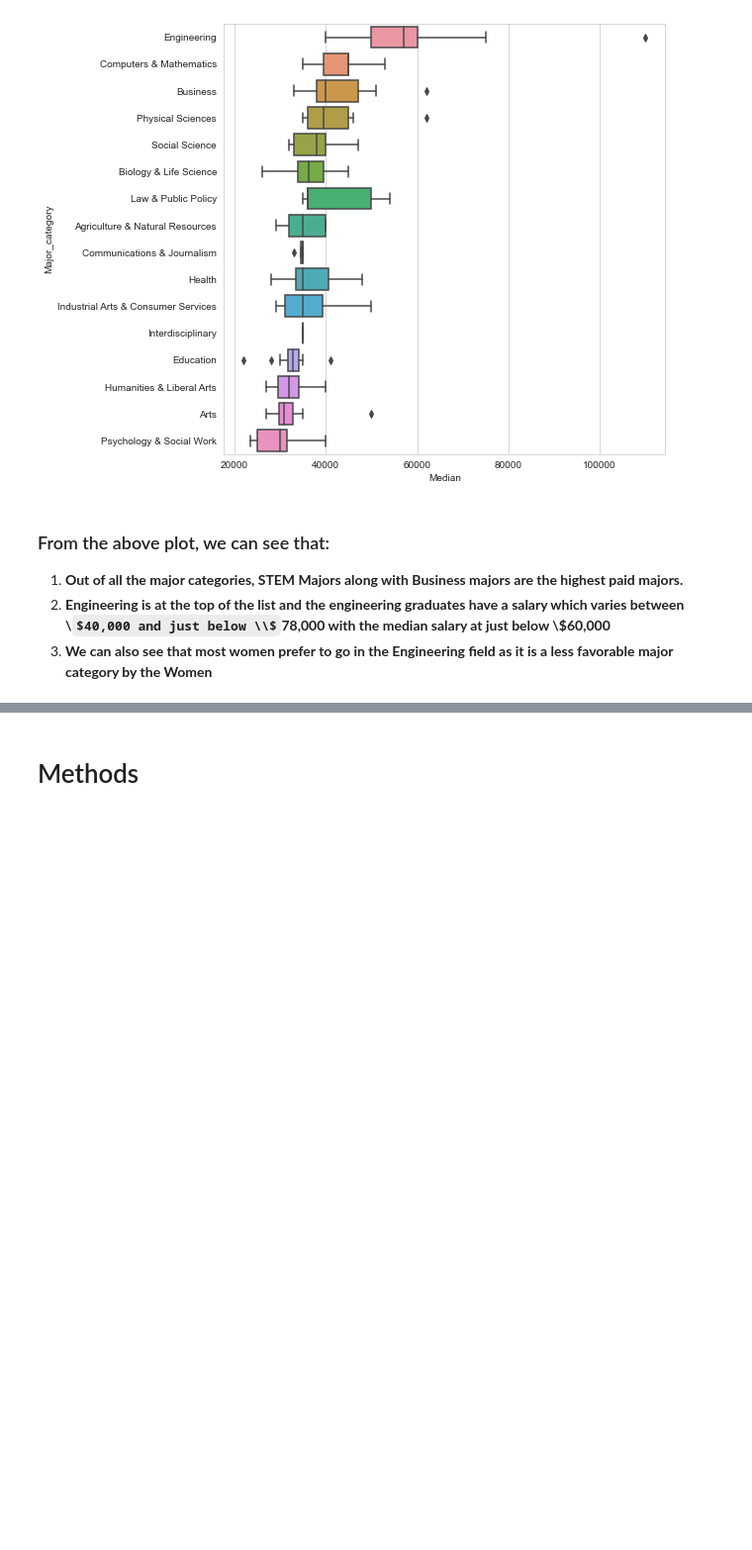
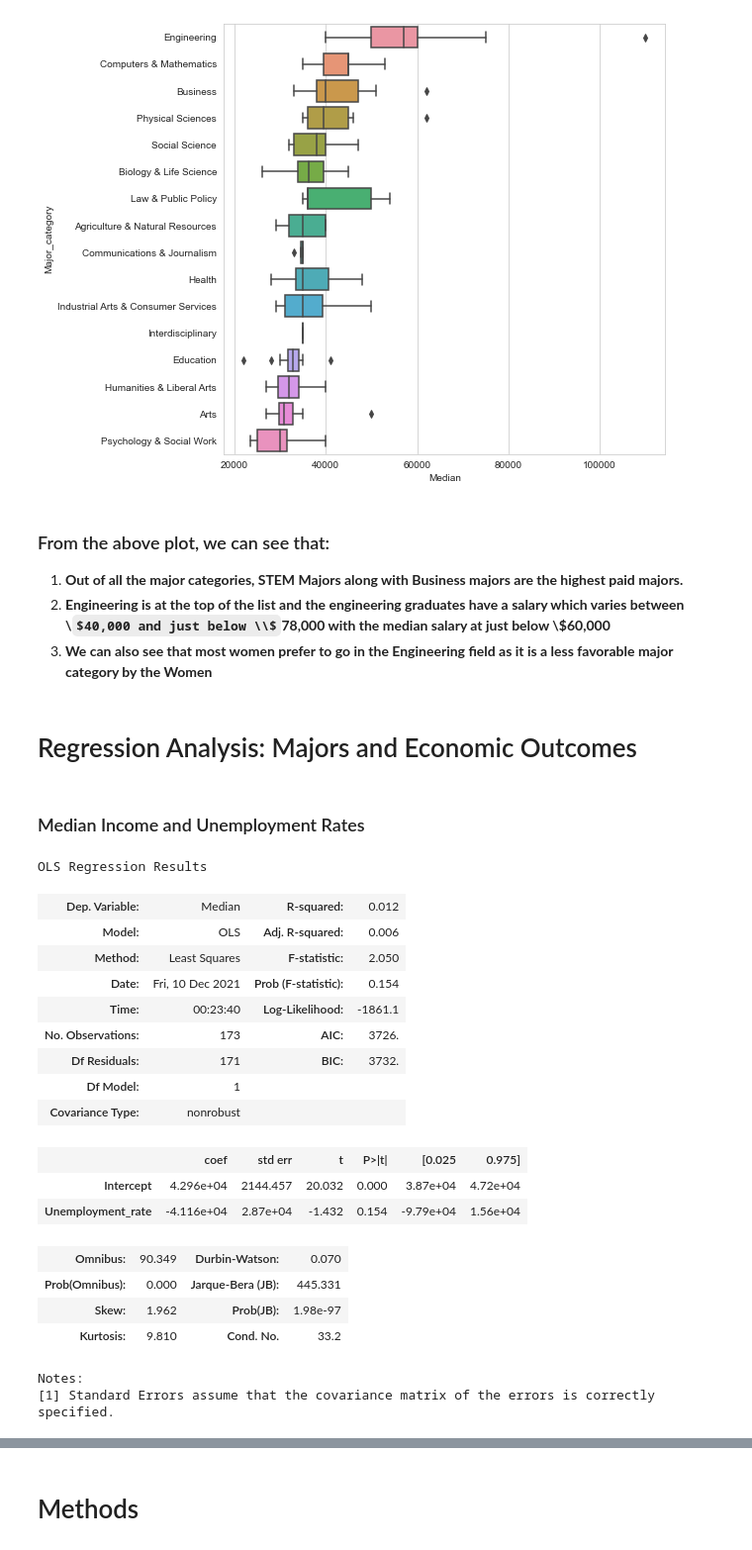
Before and after one commit to puneettokhi/CMPE255, a Jupyter notebook: college_major_analysis.ipynb, the cells around one changed output, grey strips where cells are left out. Shown at 99% size. Cells and saved outputs as stored; diff of their text form; code cells hidden in the pictures; some formulas as TeX source; blank space fills up the shorter version.

Commit message:
Adding regression analysis

```diff
--- a/college_major_analysis.ipynb
+++ b/college_major_analysis.ipynb
@@ -491,3 +523,5 @@ plt.show()
 1. **Out of all the major categories, STEM Majors along with Business majors are the highest paid majors.**
 2. **Engineering is at the top of the list and the engineering graduates have a salary which varies between \\$40,000 and just below \\$78,000 with the median salary at just below \\$60,000**
 3. **We can also see that most women prefer to go in the Engineering field as it is a less favorable major category by the Women**
+# %% [markdown]
+# Regression Analysis: Majors and Economic Outcomes
@@ -493,0 +531,26 @@ plt.show()
+# %% [markdown]
+### Median Income and Unemployment Rates
+# %%
+model = smf.ols("Median ~ Unemployment_rate", data= recent_grads_df).fit()
+
+model.summary()
+# %% [output]
+OLS Regression Results
+| Dep. Variable: | Median | R-squared: | 0.012 |
+| Model: | OLS | Adj. R-squared: | 0.006 |
+| Method: | Least Squares | F-statistic: | 2.050 |
+| Date: | Fri, 10 Dec 2021 | Prob (F-statistic): | 0.154 |
+| Time: | 00:23:40 | Log-Likelihood: | -1861.1 |
+| No. Observations: | 173 | AIC: | 3726. |
+| Df Residuals: | 171 | BIC: | 3732. |
+| Df Model: | 1 |  |  |
+| Covariance Type: | nonrobust |  |  |
+|  | coef | std err | t | P>|t| | [0.025 | 0.975] |
+| Intercept | 4.296e+04 | 2144.457 | 20.032 | 0.000 | 3.87e+04 | 4.72e+04 |
+| Unemployment_rate | -4.116e+04 | 2.87e+04 | -1.432 | 0.154 | -9.79e+04 | 1.56e+04 |
+| Omnibus: | 90.349 | Durbin-Watson: | 0.070 |
+| Prob(Omnibus): | 0.000 | Jarque-Bera (JB): | 445.331 |
+| Skew: | 1.962 | Prob(JB): | 1.98e-97 |
+| Kurtosis: | 9.810 | Cond. No. | 33.2 |
+Notes:
+[1] Standard Errors assume that the covariance matrix of the errors is correctly specified.
```
Also changed, not shown: parts of 9 cells of this notebook.
